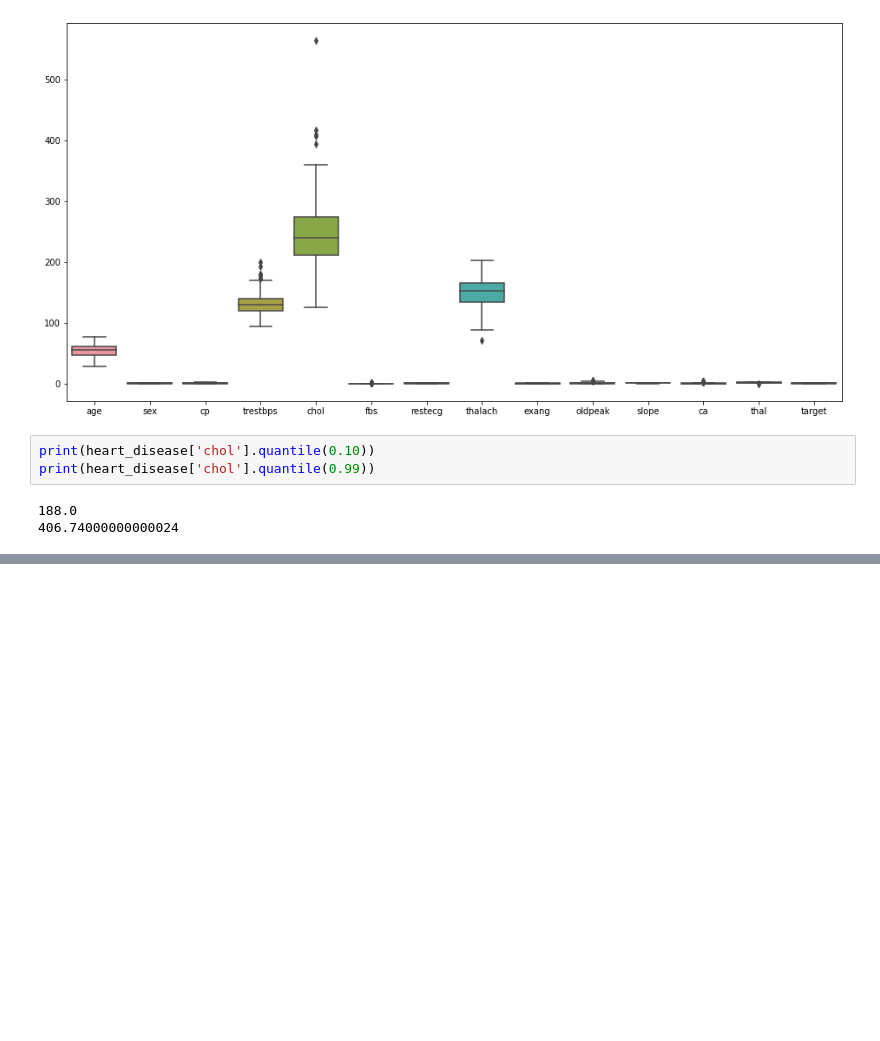
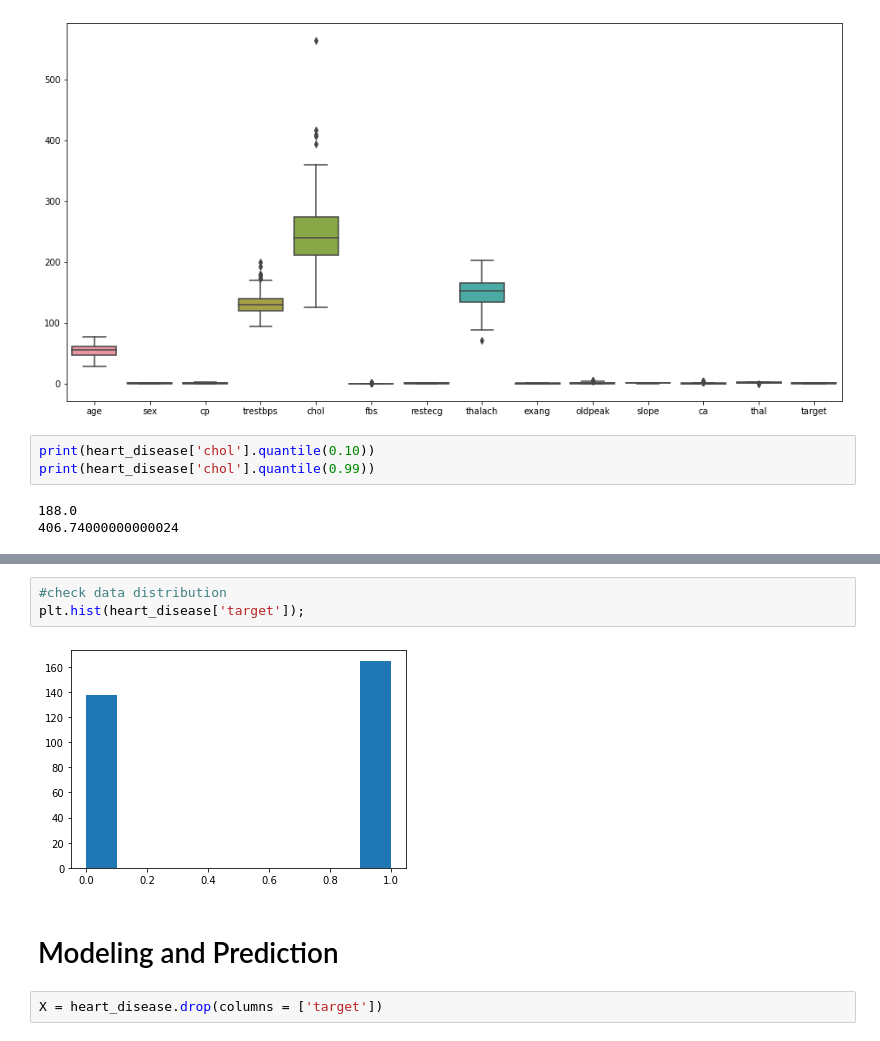
Before and after one commit to Wlanporn/Heart-Disease, a Jupyter notebook: Heart_disease.ipynb, the cells around one changed output, grey strips where cells are left out. Saved outputs shown, nothing was run; the diff lists cells and outputs as text; blank space fills up the shorter version.

```diff
--- a/Heart_disease.ipynb
+++ b/Heart_disease.ipynb
@@ -291,0 +272,9 @@ sns.pairplot(data = heart_disease, hue = 'target')
+# %%
+#check data distribution
+plt.hist(heart_disease['target']);
+# %% [output]
+[figure, added]
+# %% [markdown]
+# Modeling and Prediction
+# %%
+X = heart_disease.drop(columns = ['target'])
```
Also changed, not shown: parts of 107 cells of this notebook.
